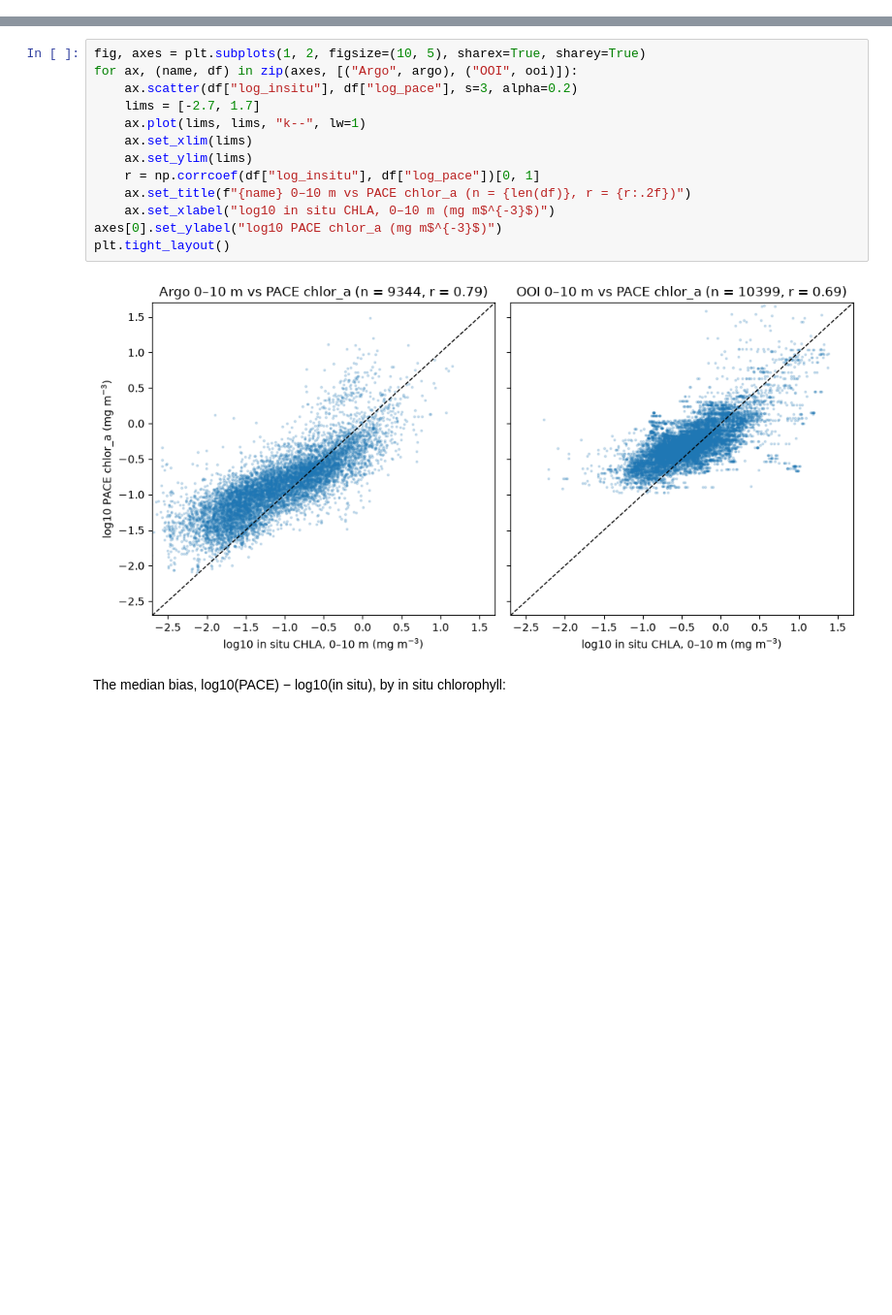
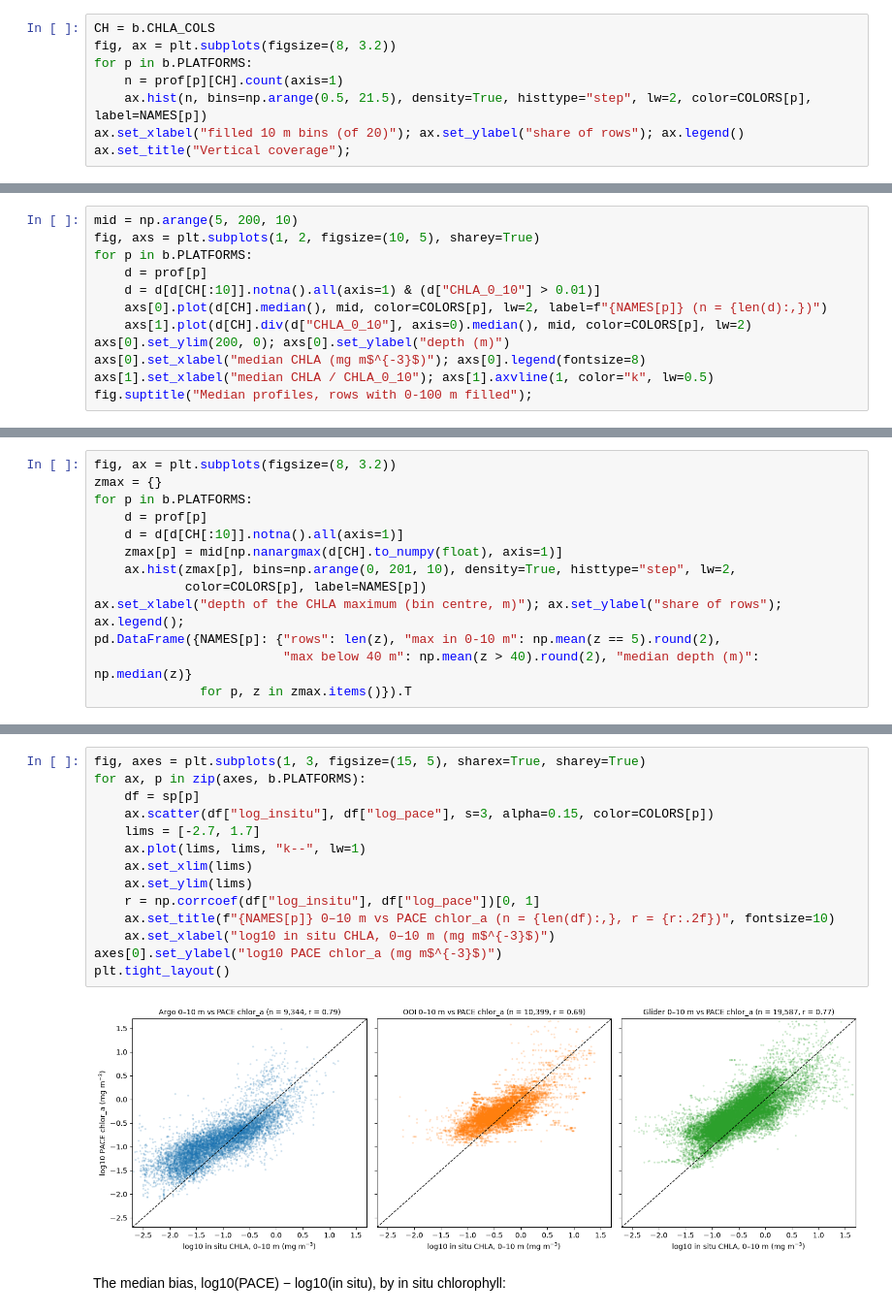
Before and after one commit to fish-pace/fish-pace-datasets, a Jupyter notebook: datasets/chla_z/notebooks/05-compare-datasets.ipynb, the cells around one changed output, grey strips where cells are left out. Shown at 97% size. Saved outputs shown, nothing was run; the diff lists cells and outputs as text; blank space fills up the shorter version.

```diff
--- a/datasets/chla_z/notebooks/05-compare-datasets.ipynb
+++ b/datasets/chla_z/notebooks/05-compare-datasets.ipynb
@@ -70,0 +160,8 @@ the OOI points are less independent than their number suggests.
+# %%
+CH = b.CHLA_COLS
+fig, ax = plt.subplots(figsize=(8, 3.2))
+for p in b.PLATFORMS:
+    n = prof[p][CH].count(axis=1)
+    ax.hist(n, bins=np.arange(0.5, 21.5), density=True, histtype="step", lw=2, color=COLORS[p], label=NAMES[p])
+ax.set_xlabel("filled 10 m bins (of 20)"); ax.set_ylabel("share of rows"); ax.legend()
+ax.set_title("Vertical coverage");
@@ -70,0 +181,12 @@ the OOI points are less independent than their number suggests.
+# %%
+mid = np.arange(5, 200, 10)
+fig, axs = plt.subplots(1, 2, figsize=(10, 5), sharey=True)
+for p in b.PLATFORMS:
+    d = prof[p]
+    d = d[d[CH[:10]].notna().all(axis=1) & (d["CHLA_0_10"] > 0.01)]
+    axs[0].plot(d[CH].median(), mid, color=COLORS[p], lw=2, label=f"{NAMES[p]} (n = {len(d):,})")
+    axs[1].plot(d[CH].div(d["CHLA_0_10"], axis=0).median(), mid, color=COLORS[p], lw=2)
+axs[0].set_ylim(200, 0); axs[0].set_ylabel("depth (m)")
+axs[0].set_xlabel("median CHLA (mg m$^{-3}$)"); axs[0].legend(fontsize=8)
+axs[1].set_xlabel("median CHLA / CHLA_0_10"); axs[1].axvline(1, color="k", lw=0.5)
+fig.suptitle("Median profiles, rows with 0-100 m filled");
@@ -70,0 +208,13 @@ the OOI points are less independent than their number suggests.
+# %%
+fig, ax = plt.subplots(figsize=(8, 3.2))
+zmax = {}
+for p in b.PLATFORMS:
+    d = prof[p]
+    d = d[d[CH[:10]].notna().all(axis=1)]
+    zmax[p] = mid[np.nanargmax(d[CH].to_numpy(float), axis=1)]
+    ax.hist(zmax[p], bins=np.arange(0, 201, 10), density=True, histtype="step", lw=2,
+            color=COLORS[p], label=NAMES[p])
+ax.set_xlabel("depth of the CHLA maximum (bin centre, m)"); ax.set_ylabel("share of rows"); ax.legend();
+pd.DataFrame({NAMES[p]: {"rows": len(z), "max in 0-10 m": np.mean(z == 5).round(2),
+                         "max below 40 m": np.mean(z > 40).round(2), "median depth (m)": np.median(z)}
+              for p, z in zmax.items()}).T
@@ -71,17 +229,18 @@ the OOI points are less independent than their number suggests.
 # %%
-fig, axes = plt.subplots(1, 2, figsize=(10, 5), sharex=True, sharey=True)
-for ax, (name, df) in zip(axes, [("Argo", argo), ("OOI", ooi)]):
-    ax.scatter(df["log_insitu"], df["log_pace"], s=3, alpha=0.2)
+fig, axes = plt.subplots(1, 3, figsize=(15, 5), sharex=True, sharey=True)
+for ax, p in zip(axes, b.PLATFORMS):
+    df = sp[p]
+    ax.scatter(df["log_insitu"], df["log_pace"], s=3, alpha=0.15, color=COLORS[p])
     lims = [-2.7, 1.7]
     ax.plot(lims, lims, "k--", lw=1)
     ax.set_xlim(lims)
     ax.set_ylim(lims)
     r = np.corrcoef(df["log_insitu"], df["log_pace"])[0, 1]
-    ax.set_title(f"{name} 0–10 m vs PACE chlor_a (n = {len(df)}, r = {r:.2f})")
+    ax.set_title(f"{NAMES[p]} 0–10 m vs PACE chlor_a (n = {len(df):,}, r = {r:.2f})", fontsize=10)
     ax.set_xlabel("log10 in situ CHLA, 0–10 m (mg m$^{-3}$)")
 axes[0].set_ylabel("log10 PACE chlor_a (mg m$^{-3}$)")
 plt.tight_layout()
 # %% [output]
-[figure, old version]
+[figure, new version]
 # %% [markdown]
 The median bias, log10(PACE) − log10(in situ), by in situ chlorophyll:
```
Also changed, not shown: parts of 53 cells of this notebook, 7 other files.
